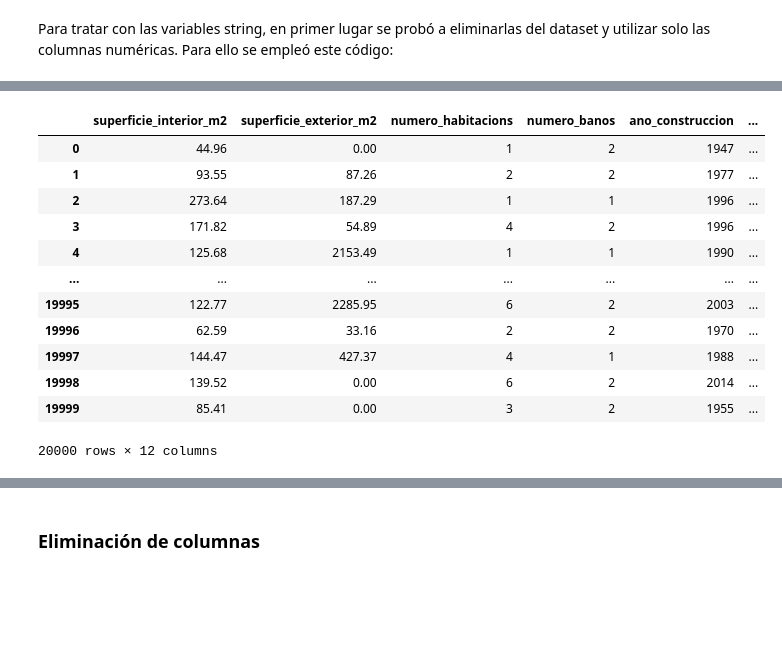
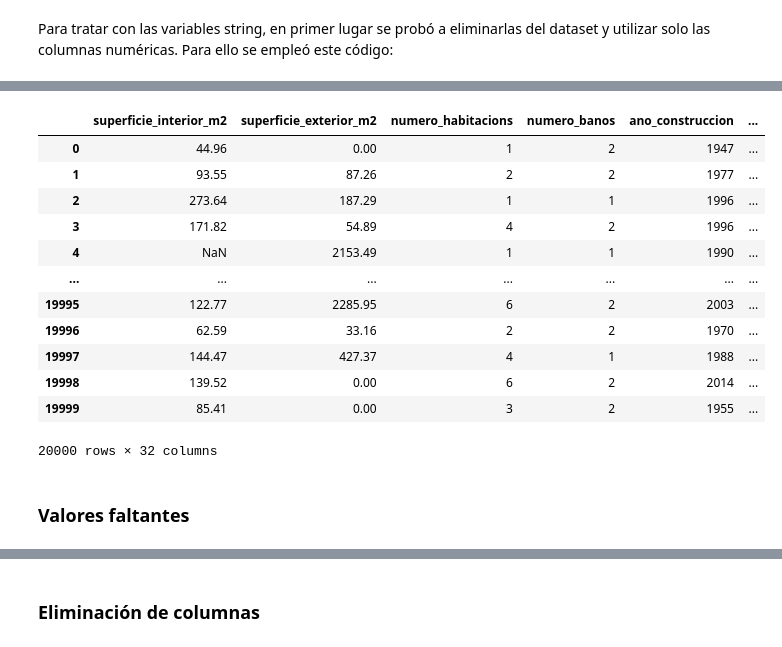
Before and after one commit to AnxoTrillo/lab_kaggle, a Jupyter notebook: Practica4.ipynb, the cells around one changed output, grey strips where cells are left out. Saved outputs shown, nothing was run; the diff lists cells and outputs as text; code cells hidden in the pictures; blank space fills up the shorter version.

Commit message:
preprocesado y modelos hasta ensembles redactado

```diff
--- a/Practica4.ipynb
+++ b/Practica4.ipynb
@@ -146,9 +137,0 @@ También se probó a utilizar modelos predictivos para rellenar los datos faltan
-# %%
-#df1 = df1.dropna() # Opción de liminar filas con valores NaN
-#df1 = df1.fillna(df1.mean(numeric_only=True)) # Opción de rellenar NaN con la media de la columna
-
-#imputer = IterativeImputer(random_state=42) #Opción de utilizar IterativeImputer
-#df_imputado = imputer.fit_transform(df1)
-
-df1 = df1.fillna(df1.median(numeric_only=True))
-df1.info()
@@ -216,21 +183,37 @@ Después, se probó
 # %%
-# Pasar categorías a números
-df3 = df2.drop(columns=["id"])
+X_preprocesado = df1.copy()
 
-target = df3["prezo_euros"]
-X = df3.drop(columns=["prezo_euros"])
-display(X)
+X_preprocesado = X_preprocesado.drop(columns=['id']) #Eliminamos la columna id, ya que no tiene información relevante
+
+y = X_preprocesado['prezo_euros'] #Separamos el target
+X_preprocesado = X_preprocesado.drop(columns=['prezo_euros'])
+
+le = LabelEncoder() #Label Encoding para eficiencia_enerxetica
+X_preprocesado['eficiencia_enerxetica'] = le.fit_transform(X_preprocesado['eficiencia_enerxetica'])
+
+#One-Hot Encoding para las otras columnas de texto
+X_preprocesado = pd.get_dummies(X_preprocesado, columns=[
+    'tipo_edificacion',
+    'calidade_materiais',
+    'cor_favorita_propietario',
+    'acceso_transporte_publico',
+    'orientacion'
+])
+
+display(X_preprocesado)
 # %% [output]
 |  | superficie_interior_m2 | superficie_exterior_m2 | numero_habitacions | numero_banos | ano_construccion | ... |
 | 0 | 44.96 | 0.00 | 1 | 2 | 1947 | ... |
 | 1 | 93.55 | 87.26 | 2 | 2 | 1977 | ... |
 | 2 | 273.64 | 187.29 | 1 | 1 | 1996 | ... |
 | 3 | 171.82 | 54.89 | 4 | 2 | 1996 | ... |
-| 4 | 125.68 | 2153.49 | 1 | 1 | 1990 | ... |
+| 4 | NaN | 2153.49 | 1 | 1 | 1990 | ... |
 | ... | ... | ... | ... | ... | ... | ... |
 | 19995 | 122.77 | 2285.95 | 6 | 2 | 2003 | ... |
 | 19996 | 62.59 | 33.16 | 2 | 2 | 1970 | ... |
 | 19997 | 144.47 | 427.37 | 4 | 1 | 1988 | ... |
 | 19998 | 139.52 | 0.00 | 6 | 2 | 2014 | ... |
 | 19999 | 85.41 | 0.00 | 3 | 2 | 1955 | ... |
-20000 rows × 12 columns
+20000 rows × 32 columns
+# %% [markdown]
+### Valores faltantes
```
Also changed, not shown: parts of 56 cells of this notebook.
